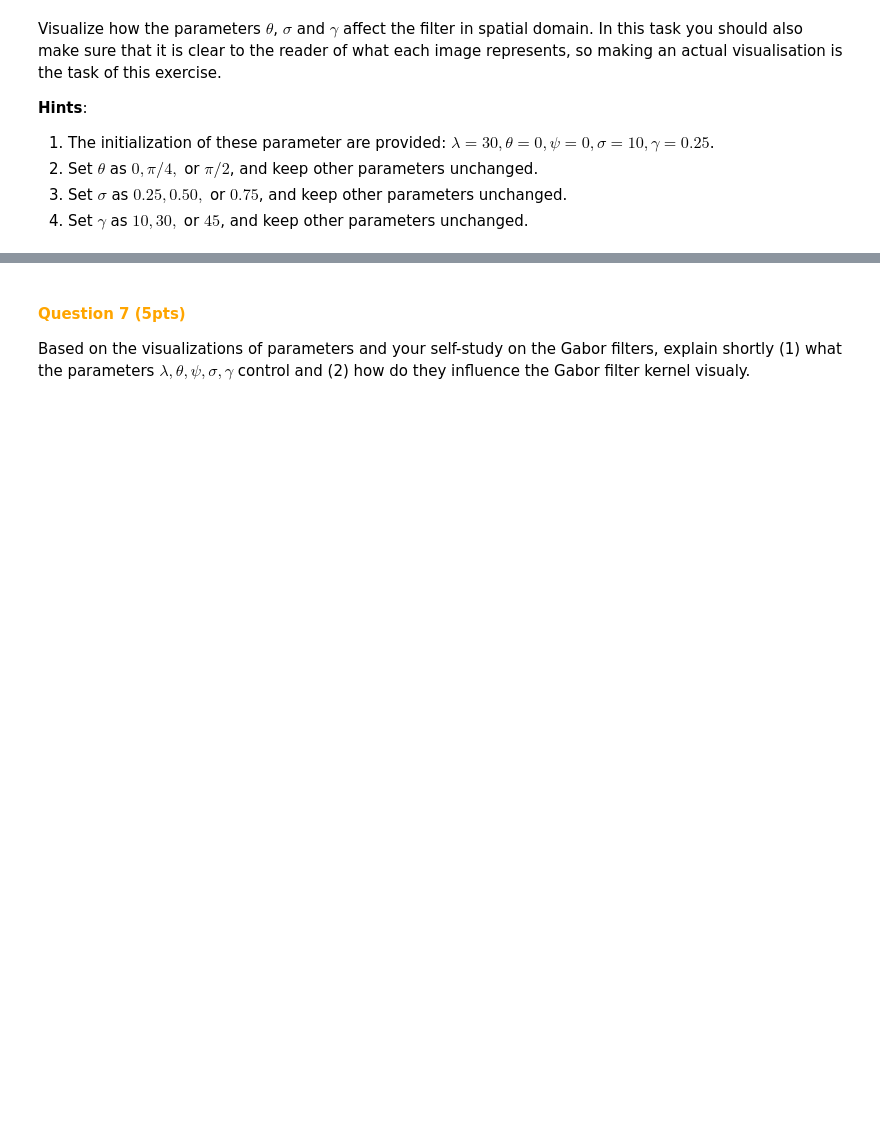
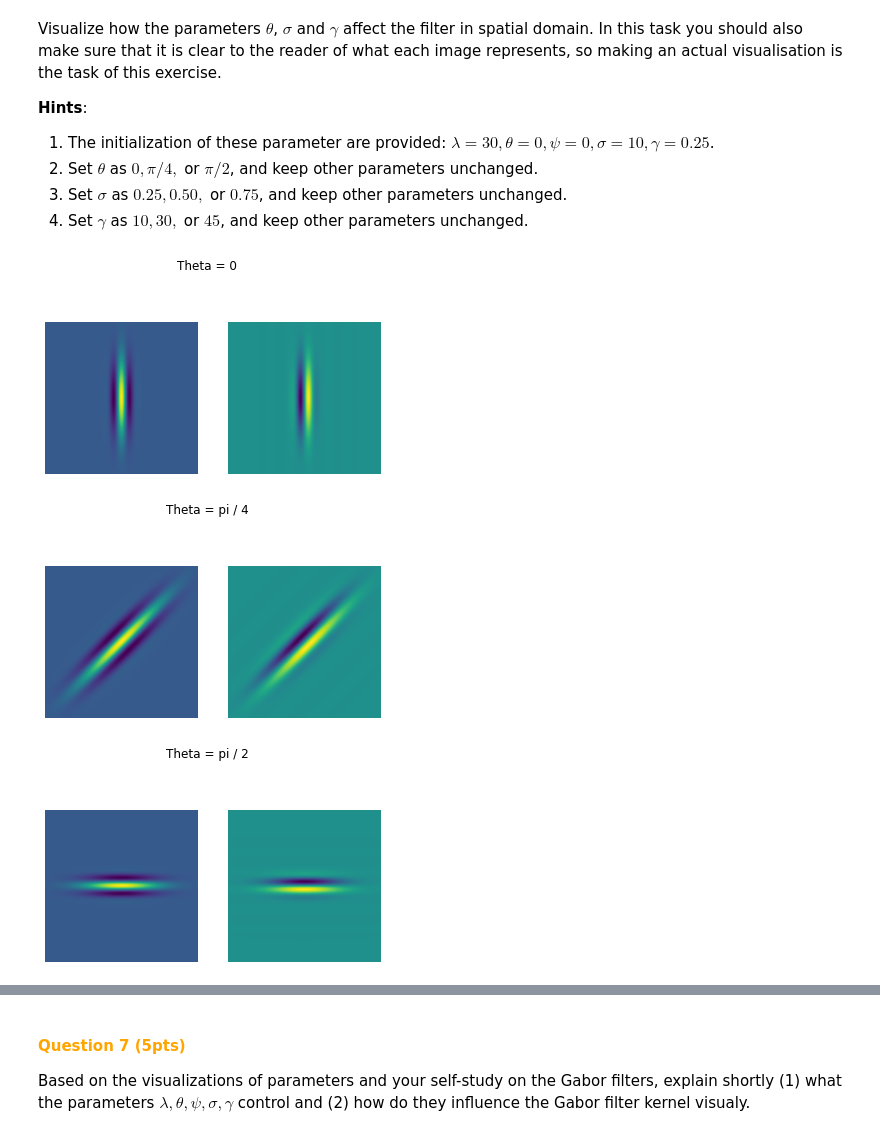
Before and after one commit to nordinbelkacemi/cv1-lab1, a Jupyter notebook: lab2/15096157_13740512_12556963.ipynb, the cells around one changed output, grey strips where cells are left out. Saved outputs shown, nothing was run; the diff lists cells and outputs as text; code cells hidden in the pictures; blank space fills up the shorter version.

Commit message:
gabor filters

```diff
--- a/lab2/15096157_13740512_12556963.ipynb
+++ b/lab2/15096157_13740512_12556963.ipynb
@@ -374,7 +393,7 @@ def createSin(rot_x, lamda, psi):
     # TODO: YOUR CODE HERE
     # Implement the sine given rot_x, lamda and psi.
 
-    return sinCarrier
+    return np.sin(2 * np.pi * rot_x / lamda + psi)
 # %%
 def createGauss(rot_x, rot_y, gamma, sigma):
     '''
@@ -385,7 +404,7 @@ def createGauss(rot_x, rot_y, gamma, sigma):
     # TODO: YOUR CODE HERE
     # Implement the Gaussian envelope.
 
-    return gaussEnv
+    return np.exp(-(rot_x * rot_x + gamma * gamma * rot_y * rot_y)/(2 * sigma * sigma))
 # %% [markdown]
 Implement the function `createGabor` using above helper functions and equations for $g_{real} $ and $g_{im}$.
 # %%
@@ -422,6 +441,7 @@ def createGabor(sigma, theta, lamda, psi, gamma):
 
     # Generate a coordinate system in the range [xmin,xmax] and [ymin, ymax].
     [x,y] = np.meshgrid(np.arange(xmin, xmax+1), np.arange(ymin, ymax+1))
+    h, w = x.shape
 
     # Convert to a 2-by-N matrix where N is the number of pixels in the kernel.
     XY = np.concatenate((x.reshape(1, -1), y.reshape(1, -1)), axis=0)
@@ -445,8 +465,8 @@ def createGabor(sigma, theta, lamda, psi, gamma):
 
     # Modulate (multiply) Gaussian envelope with the carriers to compute
     # the real and imaginary components of the complex Gabor filter.
-    myGabor_real = ...  # TODO: modulate gaussianEnv with cosCarrier
-    myGabor_imaginary = ...  # TODO: modulate gaussianEnv with sinCarrier
+    myGabor_real = np.reshape(gaussianEnv * cosCarrier, (h, w))  # TODO: modulate gaussianEnv with cosCarrier
+    myGabor_imaginary = np.reshape(gaussianEnv * sinCarrier, (h, w))  # TODO: modulate gaussianEnv with sinCarrier
 
     # Pack myGabor_real and myGabor_imaginary into myGabor.
     h, w = myGabor_real.shape
@@ -489,0 +502,31 @@ Visualize how the parameters $\theta$, $\sigma$ and $\gamma$ affect the filter i
+# %%
+# HELPER FUNCTIONS (if needed)
+def plot_gabor(re, im, title):
+    fig = plt.figure()
+    fig.suptitle(title)
+    ax = fig.add_subplot(1, 2, 1)
+    ax.imshow(re)
+    ax.axis("off")
+    ax = fig.add_subplot(1, 2, 2)
+    ax.imshow(im)
+    ax.axis("off")
+
+def get_init_params():
+    lamda = 30
+    theta = 0
+    psi = 0
+    sigma = 10
+    gamma = 0.25
+    return lamda, theta, psi, sigma, gamma
+# %%
+# YOUR CODE HERE FOR THETA
+lamda, theta, psi, sigma, gamma = get_init_params()
+
+for theta, title in [(0, "0"), (np.pi / 4, "pi / 4"), (np.pi / 2, "pi / 2")]:
+    g = createGabor(sigma, theta, lamda, psi, gamma)
+    g_re, g_im = g[:, :, 0], g[:, :, 1]
+    plot_gabor(g_re, g_im, f"Theta = {title}")
+# %% [output]
+[figure, added]
+[figure, added]
+[figure, added]
```
Also changed, not shown: parts of 23 cells of this notebook.
